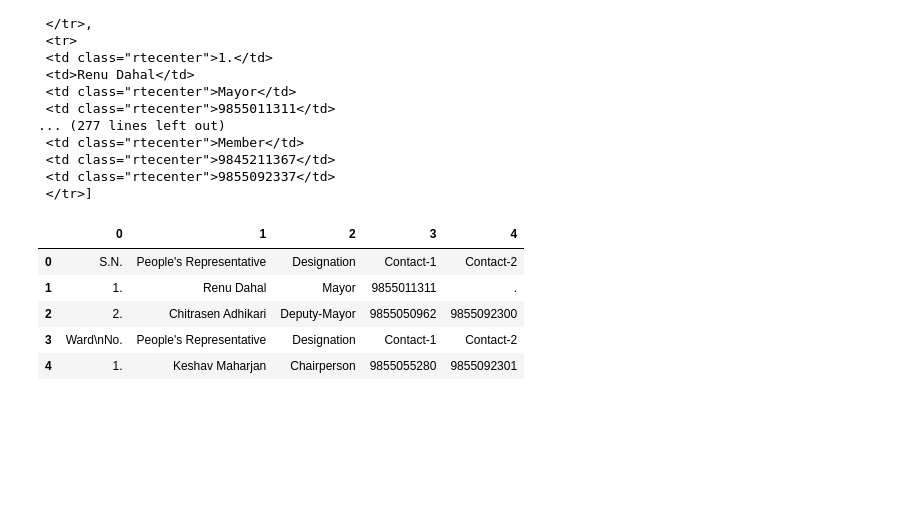
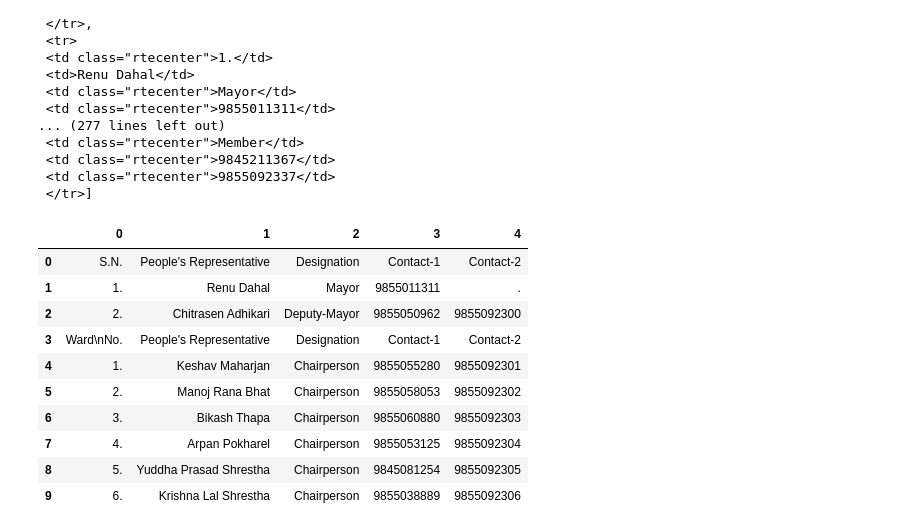
Before and after one commit to coffee-and-debugging/Bharatpur-Metropolitan-Authorities-Contact-Crawler, a Jupyter notebook: bhrtpr_bs4.ipynb, the cells around one changed output. Drawn from its saved outputs; the diff is of its cells as text; code cells hidden in the pictures; blank space fills up the shorter version.

```diff
--- a/bhrtpr_bs4.ipynb
+++ b/bhrtpr_bs4.ipynb
@@ -82,12 +112,22 @@ for x in row:
         data.append(rowdata)
 # %%
+# Converting list into a pandas dataframe (a table)
 dataset= pd.DataFrame(data)
-dataset.to_csv("contact_details.csv")
-dataset.head()
+
+# Saving this table as an excel file
+dataset.to_excel("contact_details.xlsx")
+
+# Extract initial 10 data fom the dataframe
+dataset.head(10)
 # %% [output]
 |  | 0 | 1 | 2 | 3 | 4 |
 | 0 | S.N. | People's Representative | Designation | Contact-1 | Contact-2 |
 | 1 | 1. | Renu Dahal | Mayor | 9855011311 | . |
 | 2 | 2. | Chitrasen Adhikari | Deputy-Mayor | 9855050962 | 9855092300 |
 | 3 | Ward\nNo. | People's Representative | Designation | Contact-1 | Contact-2 |
 | 4 | 1. | Keshav Maharjan | Chairperson | 9855055280 | 9855092301 |
+| 5 | 2. | Manoj Rana Bhat | Chairperson | 9855058053 | 9855092302 |
+| 6 | 3. | Bikash Thapa | Chairperson | 9855060880 | 9855092303 |
+| 7 | 4. | Arpan Pokharel | Chairperson | 9855053125 | 9855092304 |
+| 8 | 5. | Yuddha Prasad Shrestha | Chairperson | 9845081254 | 9855092305 |
+| 9 | 6. | Krishna Lal Shrestha | Chairperson | 9855038889 | 9855092306 |
```
Also changed, not shown: parts of 8 cells of this notebook.
